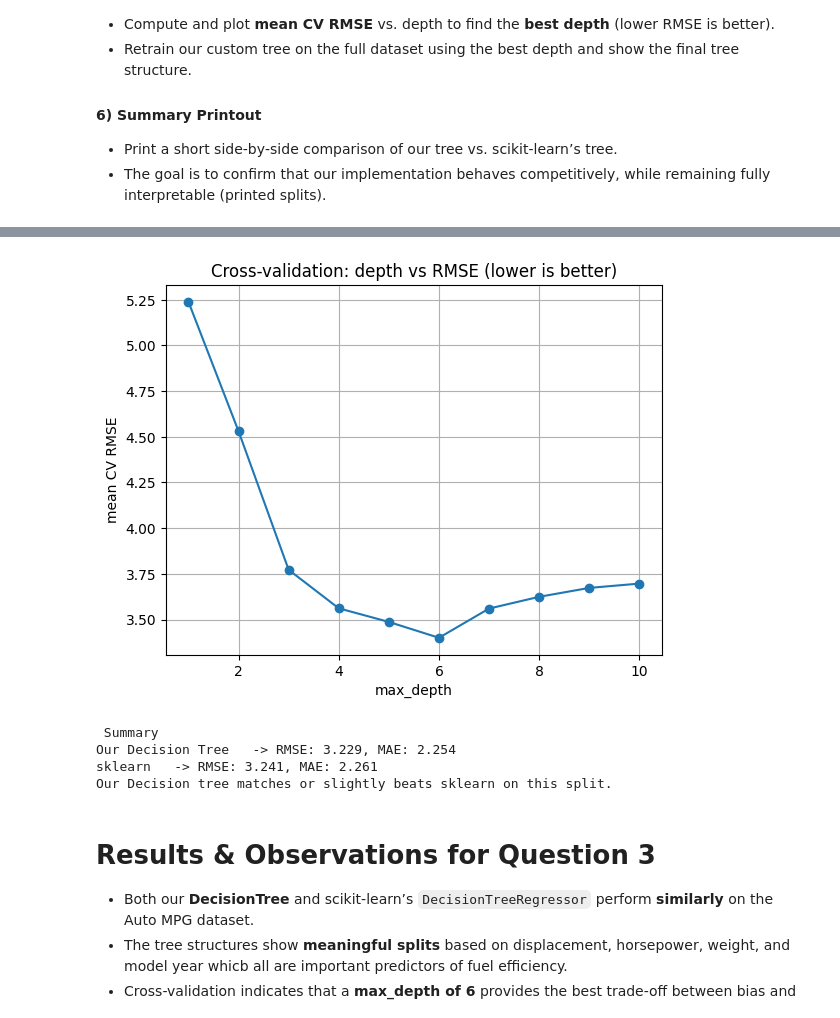
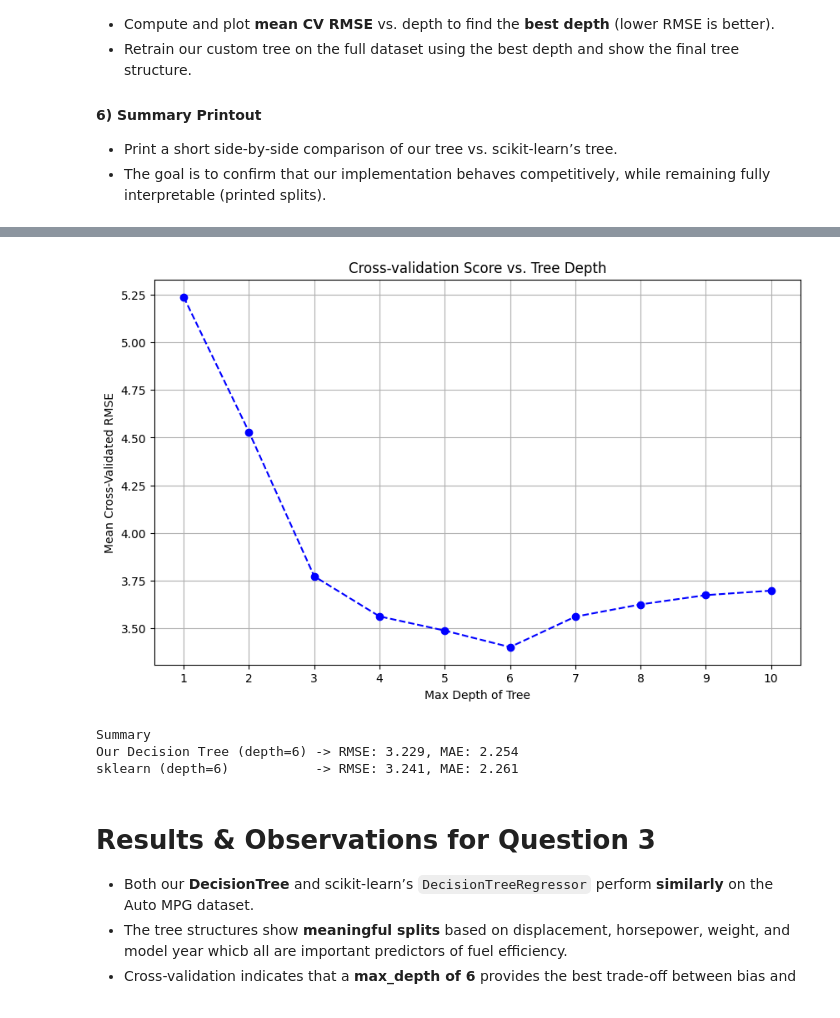
Before and after one commit to HarshJamgaonkar05/ES-335-ML-Assignment-1, a Jupyter notebook: Decision_Tree_Implementation.ipynb, the cells around one changed output, grey strips where cells are left out. Cells and saved outputs as stored; diff of their text form; code cells hidden in the pictures.

```diff
--- a/Decision_Tree_Implementation.ipynb
+++ b/Decision_Tree_Implementation.ipynb
@@ -957,6 +1046,7 @@ This script uses our **DecisionTree** (regressor mode) and compares it with scik
 - Print a short side‑by‑side comparison of our tree vs. scikit‑learn’s tree.
 - The goal is to confirm that our implementation behaves competitively, while remaining fully interpretable (printed splits).
 # %%
+import graphviz
 import numpy as np
 import pandas as pd
 import matplotlib.pyplot as plt
@@ -969,53 +1059,42 @@ from sklearn.model_selection import train_test_split, KFold
 
 np.random.seed(42)
 
-
-# Loading & cleaning the UCI Auto MPG
-
+# 1. Loading & cleaning the UCI Auto MPG data
 url = "https://archive.ics.uci.edu/ml/machine-learning-databases/auto-mpg/auto-mpg.data"
 cols = ["mpg", "cylinders", "displacement", "horsepower", "weight",
         "acceleration", "model year", "origin", "car name"]
 data = pd.read_csv(url, delim_whitespace=True, header=None, names=cols)
-
 data = data.drop(columns=["car name"])
-
-# Some horsepower rows has '?' so then we convert it to NaN, then drop rows with NaNs
 data["horsepower"] = pd.to_numeric(data["horsepower"], errors="coerce")
 data = data.dropna().reset_index(drop=True)
 
 y = data["mpg"].astype(float)
 X = data.drop(columns=["mpg"])
 
-# Making the Train / Test split (70/30)
-
+# 2. Making the Train / Test split (70/30)
 X_train, X_test, y_train, y_test = train_test_split(
     X, y, test_size=0.30, random_state=42
 )
 
-# Training the DecisionTree (perfomorming regression via MSE reduction)
-
-my_tree = DecisionTree(criterion="information_gain", max_depth=6)  # criterion ignored for regression
+# 3. Training the Implemented DecisionTree
+my_tree = DecisionTree(criterion="information_gain", max_depth=6)
 my_tree.fit(X_train, y_train)
 y_pred_my = my_tree.predict(X_test)
 
 print("Automotive Efficiency: Implemented DecisionTree")
 print(f"RMSE: {rmse(y_pred_my, y_test):.3f}")
 print(f"MAE : {mae(y_pred_my, y_test):.3f}")
-print("\nTree structure:")
-my_tree.plot()
 
 
-# Training the scikit-learn DecisionTreeRegressor
+
 sk_tree = DecisionTreeRegressor(criterion="squared_error", max_depth=6, random_state=42)
 sk_tree.fit(X_train, y_train)
 y_pred_sk = pd.Series(sk_tree.predict(X_test), index=y_test.index)
 
-print("\n Automotive Efficiency: scikit-learn DecisionTreeRegressor ")
+print("\nAutomotive Efficiency: scikit-learn DecisionTreeRegressor")
 print(f"RMSE: {rmse(y_pred_sk, y_test):.3f}")
 print(f"MAE : {mae(y_pred_sk, y_test):.3f}")
 
-
-#Cross-validation to find the optimum depth
 
 def cv_score_for_depth(X, y, depth, n_splits=5):
     kf = KFold(n_splits=n_splits, shuffle=True, random_state=42)
@@ -1029,6 +1108,7 @@ def cv_score_for_depth(X, y, depth, n_splits=5):
         rmses.append(rmse(y_pred, y_val))
     return np.mean(rmses)
 
+print("\nPerforming cross-validation to find best depth...")
 depths = list(range(1, 11))
 cv_scores = []
 for d in depths:
@@ -1037,37 +1117,35 @@ for d in depths:
     print(f"Depth {d}: mean CV RMSE = {score:.3f}")
 
 best_depth = depths[np.argmin(cv_scores)]
-print("\n Cross-validation Results ")
+print("\nCross-validation Results")
 print("Best depth (lowest RMSE):", best_depth)
 
-# Retrain on full dataset at best depth
+
 final_tree = DecisionTree(criterion="information_gain", max_depth=best_depth)
 final_tree.fit(X, y)
-print("Tree structure at best depth:")
-final_tree.plot()
 
-# Plot Cross Validation results
-plt.figure()
-plt.plot(depths, cv_scores, marker="o")
-plt.xlabel("max_depth")
-plt.ylabel("mean CV RMSE")
-plt.title("Cross-validation: depth vs RMSE (lower is better)")
+save_tree_png(final_tree, "final_mpg_tree_best_depth")
+print("Tree structure at best depth saved to 'final_mpg_tree_best_depth.png'")
+
+
+# 7. Plot Cross Validation results
+plt.figure(figsize=(10, 6))
+plt.plot(depths, cv_scores, marker="o", linestyle="--", color="b")
+plt.xlabel("Max Depth of Tree")
+plt.ylabel("Mean Cross-Validated RMSE")
+plt.title("Cross-validation Score vs. Tree Depth")
 plt.grid(True)
+plt.xticks(depths)
 plt.show()
 
 
-# Comparison between our decision tree and scikit-learn DecisionTreeRegressor
-
+# 8. Final Comparison Summary
 rmse_my, mae_my = rmse(y_pred_my, y_test), mae(y_pred_my, y_test)
 rmse_sk, mae_sk = rmse(y_pred_sk, y_test), mae(y_pred_sk, y_test)
 
-print("\n Summary ")
-print(f"Our Decision Tree   -> RMSE: {rmse_my:.3f}, MAE: {mae_my:.3f}")
-print(f"sklearn   -> RMSE: {rmse_sk:.3f}, MAE: {mae_sk:.3f}")
-if rmse_my <= rmse_sk:
-    print("Our Decision tree matches or slightly beats sklearn on this split.")
-else:
-    print("sklearn edges out out tree on this split.")
+print("\nSummary")
+print(f"Our Decision Tree (depth=6) -> RMSE: {rmse_my:.3f}, MAE: {mae_my:.3f}")
+print(f"sklearn (depth=6)           -> RMSE: {rmse_sk:.3f}, MAE: {mae_sk:.3f}")
 # %% [output]
 Automotive Efficiency: Implemented DecisionTree
 RMSE: 3.229
@@ -1089,8 +1167,7 @@ Tree structure:
-[figure, old version]
+[figure, new version]
- Summary
-Our Decision Tree   -> RMSE: 3.229, MAE: 2.254
-sklearn   -> RMSE: 3.241, MAE: 2.261
-Our Decision tree matches or slightly beats sklearn on this split.
+Summary
+Our Decision Tree (depth=6) -> RMSE: 3.229, MAE: 2.254
+sklearn (depth=6)           -> RMSE: 3.241, MAE: 2.261
 # %% [markdown]
 # **Results & Observations for Question 3**
 
```
Also changed, not shown: parts of 25 cells of this notebook.
